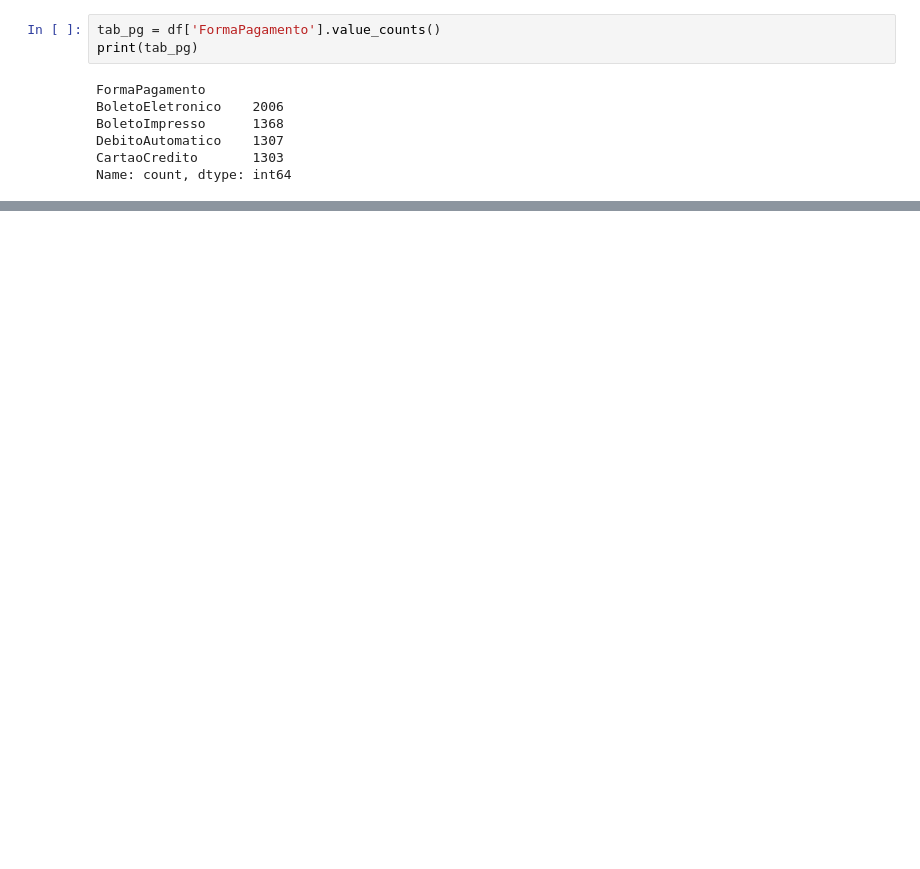
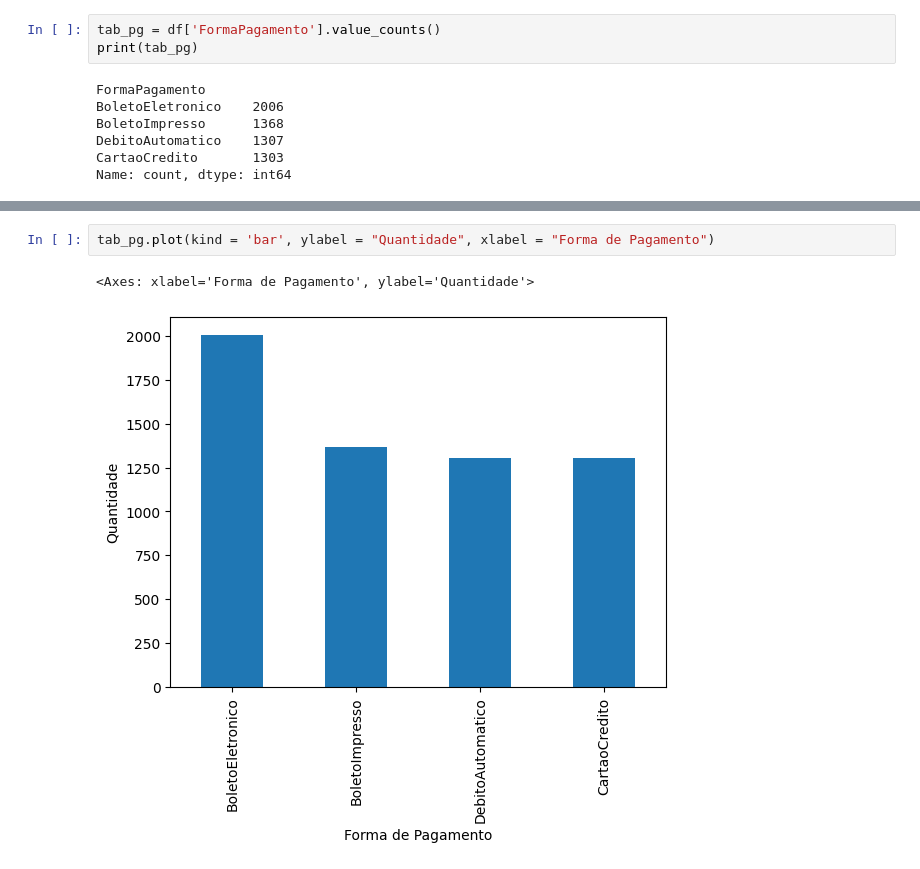
Before and after one commit to Daniel-B-Oliveira/Estatistica-Computacional, a Jupyter notebook: aula04.ipynb, the cells around one changed output, grey strips where cells are left out. Saved outputs shown, nothing was run; the diff lists cells and outputs as text; blank space fills up the shorter version.

```diff
--- a/aula04.ipynb
+++ b/aula04.ipynb
@@ -37,0 +64,5 @@ tab_pg.plot(kind = 'pie', autopct = '%1.2f', ylabel='')
+# %%
+tab_pg.plot(kind = 'bar', ylabel = "Quantidade", xlabel = "Forma de Pagamento")
+# %% [output]
+<Axes: xlabel='Forma de Pagamento', ylabel='Quantidade'>
+[figure, added]
```
Also changed, not shown: parts of 16 cells of this notebook.
